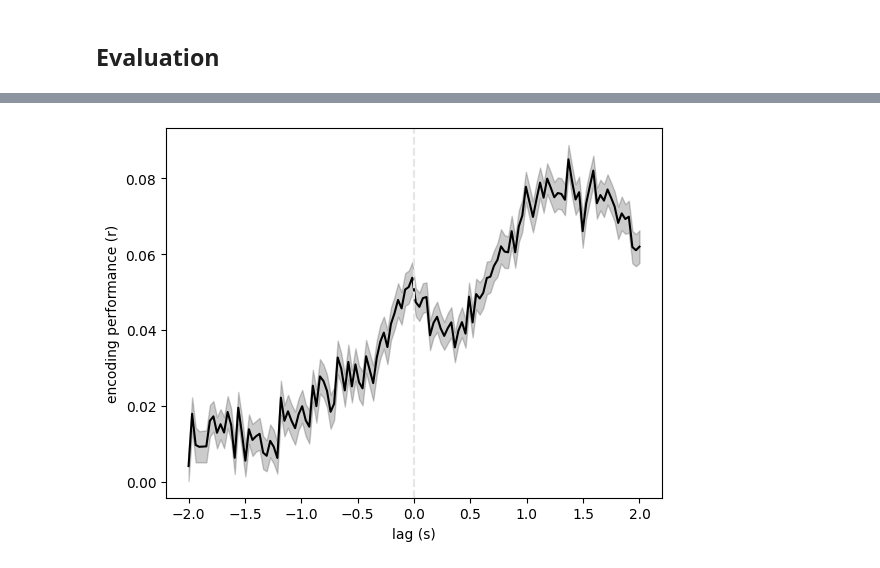
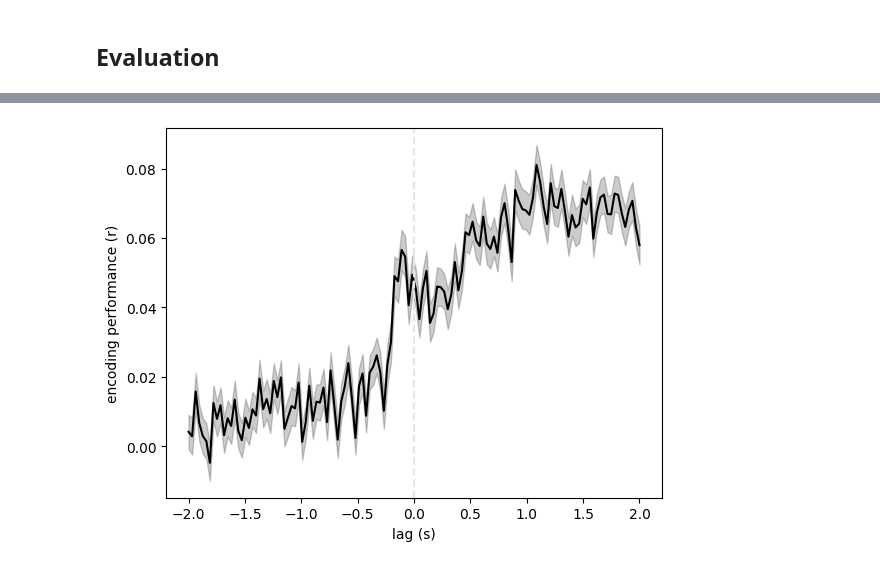
Before and after one commit to mattciff5/ecog-speech, a Jupyter notebook: encoding.ipynb, the cells around one changed output, grey strips where cells are left out. Drawn from its saved outputs; the diff is of its cells as text; code cells hidden in the pictures.

Commit message:
Attention Models with Different Whisper Embd

```diff
--- a/encoding.ipynb
+++ b/encoding.ipynb
@@ -41,3 +40,7 @@ WhisperModel(
     (layer_norm): LayerNorm((512,), eps=1e-05, elementwise_affine=True)
   )
 )
+# %%
+model_gen = WhisperForConditionalGeneration.from_pretrained("openai/whisper-base")
+model_gen.config.forced_decoder_ids = None
+model_gen.eval()
@@ -295,17 +423,29 @@ def set_seed(seed=42):
     torch.cuda.manual_seed_all(seed)  # se usi GPU
     torch.backends.cudnn.deterministic = True
     torch.backends.cudnn.benchmark = False
+# %%
+def contrastive_loss_batch(pred, target, tau=0.05):
+    pred = F.normalize(pred.reshape(pred.shape[0], -1), dim=1)
+    target = F.normalize(target.reshape(target.shape[0], -1), dim=1)
+    sim_matrix = torch.mm(pred, target.T)  # (batch, batch)
+    logits = sim_matrix / tau
+    labels = torch.arange(pred.size(0)).to(pred.device)
+    loss = F.cross_entropy(logits, labels)
+    return loss
 # %%
 from torch import nn, optim
 from tqdm import tqdm
 
 set_seed(42)
-# model = AttentiveStim2BrainNet(d_model=128, nhead=4, num_layers=2, time_in=audio_timep, time_out=brain_timep, output_channels=brain_channels).to(device)
-model = SoftMappingGRUSeq(input_dim=512, hidden_dim=128, time_out=brain_timep, output_channels=brain_channels).to(device)
+# model_audio = Whisper2ECoG_Attn(input_dim=512, hidden_dim=1024, output_channels=brain_channels, time_in=audio_timep, time_out=brain_timep).to(device)
+# model_audio = AttentiveStim2BrainNet(input_dim=512, output_channels=brain_channels, time_in=audio_timep, time_out=brain_timep, d_model=128, nhead=2, num_layers=2).to(device)
+model_audio = SoftMappingGRUSeq(input_dim=512, hidden_dim=128, time_out=brain_timep, output_channels=brain_channels).to(device)
+model = model_audio
 mse_loss = nn.MSELoss()
+tau_module = LearnableTau(init_tau=0.03).to(device) # 0.03
 
-mse_perc = 0.2
-cl_perc = 0.8
+mse_perc = 0.0
+cl_perc = 1.0
 
 def pearson_loss(pred, target, eps=1e-8):
     pred = pred - pred.mean(dim=-1, keepdim=True)
@@ -315,7 +455,7 @@ def pearson_loss(pred, target, eps=1e-8):
     corr = corr_num / corr_den
     return 1 - corr.mean()
 
-def contrastive_loss(pred, target, tau=0.05):
+def contrastive_loss(pred, target, tau=0.02):
     target = target.reshape(target.shape[0], -1)
     pred = pred.reshape(pred.shape[0], -1)
     pred = F.normalize(pred, dim=1)   # (batch, 1)
@@ -325,13 +465,14 @@ def contrastive_loss(pred, target, tau=0.05):
     loss = -torch.log(torch.exp(torch.diag(sim_matrix)) / sim_matrix.exp().sum(dim=1))
     return loss.mean()
 
-optimizer = optim.AdamW(model.parameters(), lr=1e-4, betas=(0.9, 0.99), weight_decay=1e-3)
+optimizer = optim.AdamW(list(model.parameters()) + list(tau_module.parameters()), lr=1e-4, betas=(0.9, 0.99), weight_decay=1e-3)   # 1e-4
 scheduler = optim.lr_scheduler.ReduceLROnPlateau(optimizer, mode='min', patience=5)
 
 # Training loop
-num_epochs = 30
+num_epochs = 20
 best_val_loss = float('inf')
 
+mask_flag = True
 for epoch in range(num_epochs):
     model.train()
     train_loss = 0
@@ -339,7 +480,7 @@ for epoch in range(num_epochs):
         optimizer.zero_grad()
         x, y = x.to(device), y.to(device)
         y_pred, _ = model(x)
-        loss = mse_perc * mse_loss(y_pred, y.float()) + cl_perc * contrastive_loss(y_pred, y.float())
+        loss = mse_perc * mse_loss(y_pred, y) + cl_perc * contrastive_loss(y_pred, y, tau=tau_module())
         loss.backward()
         optimizer.step()
         train_loss += loss.item() * x.size(0)
@@ -352,7 +493,8 @@ for epoch in range(num_epochs):
         for x, y in val_loader:
             x, y = x.to(device), y.to(device)
             y_pred, _ = model(x)
-            val_loss += (mse_perc * mse_loss(y_pred, y) + cl_perc * contrastive_loss(y_pred, y)) * x.size(0)
+            loss = mse_perc * mse_loss(y_pred, y) + cl_perc * contrastive_loss(y_pred, y, tau=tau_module())
+            val_loss += loss.item() * x.size(0)
     val_loss /= len(val_loader.dataset)
     scheduler.step(val_loss)
 
@@ -391,7 +533,7 @@ with torch.no_grad():
         attn_pred_all.append(attn_pred.cpu())
         y_pred_all.append(y_pred)
         y_true_all.append(y.cpu())
-        test_loss += (mse_perc * mse_loss(y_pred, y) + cl_perc * contrastive_loss(y_pred, y)) * x.size(0)
+        test_loss += (mse_perc * mse_loss(y_pred, y) + cl_perc * contrastive_loss_batch(y_pred, y, tau=tau_module())) * x.size(0)
 y_pred_all = torch.cat(y_pred_all, dim=0)
 y_true_all = torch.cat(y_true_all, dim=0)
 attn_pred_all = torch.cat(attn_pred_all, dim=0)
@@ -724,19 +864,21 @@ correlations_channels.max(), correlations_channels.mean(), correlations_channels
 # %%
-lags = np.linspace(-pre_stimulus, 2, brain_timep)
+n_array = 100
+
+lags = np.linspace(-pre_stimulus, tmax, brain_timep)
+# value_array = y_pred_all[:,n_array,:].mean((0))
 mean = correlations_time.mean((0))
-# std = correlations_time.std((0))
 std = correlations_time.std((0)) / np.sqrt(np.product(correlations_time.shape[:1]))
 
 fig, ax = plt.subplots()
 ax.plot(lags, mean, color='black')
 ax.fill_between(lags, mean - std, mean + std, alpha=0.2, color='black')
 ax.set_xlabel("lag (s)")
 ax.set_ylabel("encoding performance (r)")
 ax.axvline(0, c=(.9, .9, .9), ls="--")
 # ax.axhline(0, c=(.9, .9, .9), ls="--")
 fig.show()
 # %% [output]
-[figure, old version]
+[figure, new version]
 # %%
 raw = mne.io.read_raw_fif(file_path, verbose=False)
 raw.load_data(verbose=False)
```
Also changed, not shown: parts of 18 cells of this notebook, 2 other files.
